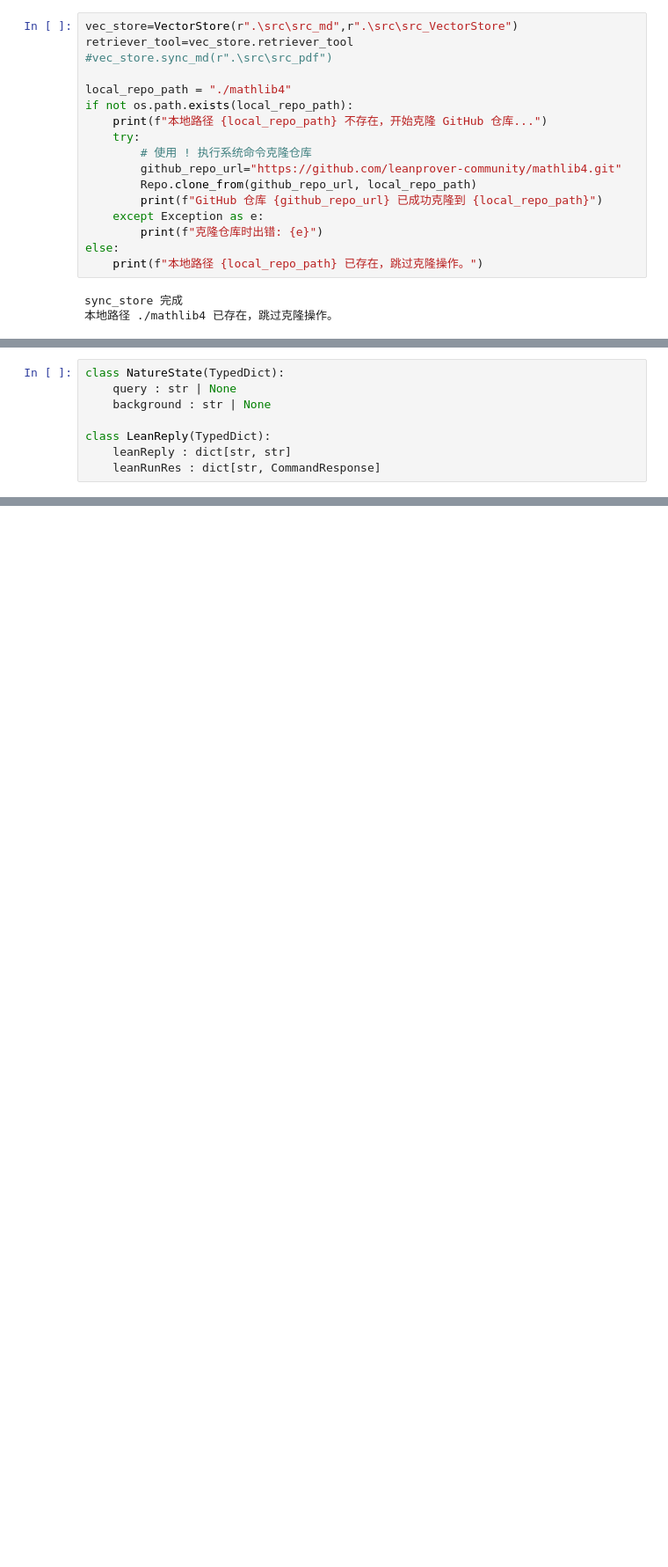
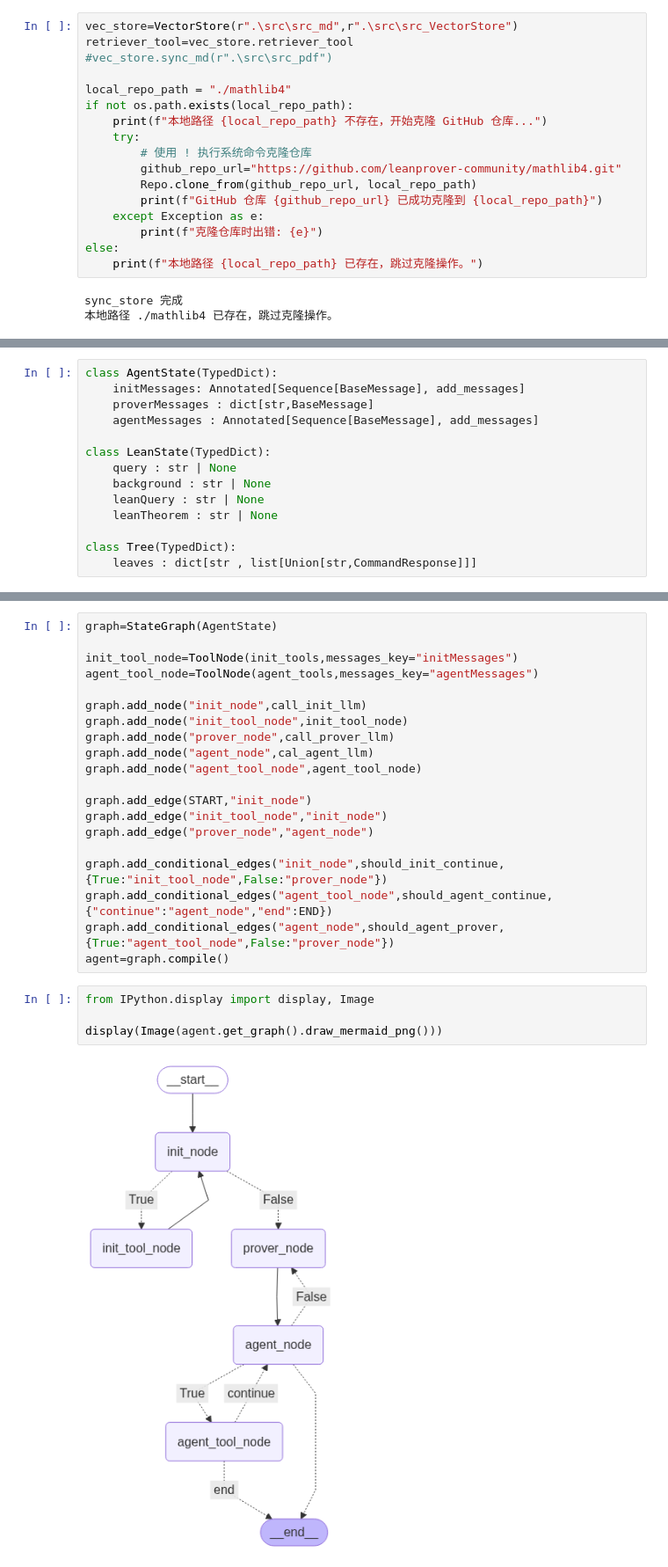
Before and after one commit to gilgamesh1111/Auto-Proving, a Jupyter notebook: main.ipynb, the cells around one changed output, grey strips where cells are left out. Shown at 88% size. Saved outputs shown, nothing was run; the diff lists cells and outputs as text; blank space fills up the shorter version.

```diff
--- a/main.ipynb
+++ b/main.ipynb
@@ -55,8 +73,14 @@ CommandResponse(env=0)
 # %%
-class NatureState(TypedDict):
+class AgentState(TypedDict):
+    initMessages: Annotated[Sequence[BaseMessage], add_messages]
+    proverMessages : dict[str,BaseMessage]
+    agentMessages : Annotated[Sequence[BaseMessage], add_messages]
+
+class LeanState(TypedDict):
     query : str | None
     background : str | None
+    leanQuery : str | None
+    leanTheorem : str | None
 
-class LeanReply(TypedDict):
-    leanReply : dict[str, str]
-    leanRunRes : dict[str, CommandResponse]
+class Tree(TypedDict):
+    leaves : dict[str , list[Union[str,CommandResponse]]]
@@ -64,0 +277,26 @@ vec_store.add_texts(["hello", "world"], metadatas=[{"source": "test"}])
+# %%
+graph=StateGraph(AgentState)
+
+init_tool_node=ToolNode(init_tools,messages_key="initMessages")
+agent_tool_node=ToolNode(agent_tools,messages_key="agentMessages")
+
+graph.add_node("init_node",call_init_llm)
+graph.add_node("init_tool_node",init_tool_node)
+graph.add_node("prover_node",call_prover_llm)
+graph.add_node("agent_node",cal_agent_llm)
+graph.add_node("agent_tool_node",agent_tool_node)
+
+graph.add_edge(START,"init_node")
+graph.add_edge("init_tool_node","init_node")
+graph.add_edge("prover_node","agent_node")
+
+graph.add_conditional_edges("init_node",should_init_continue,{True:"init_tool_node",False:"prover_node"})
+graph.add_conditional_edges("agent_tool_node",should_agent_continue,{"continue":"agent_node","end":END})
+graph.add_conditional_edges("agent_node",should_agent_prover,{True:"agent_tool_node",False:"prover_node"})
+agent=graph.compile()
+# %%
+from IPython.display import display, Image
+
+display(Image(agent.get_graph().draw_mermaid_png()))
+# %% [output]
+[figure, added]
```
Also changed, not shown: parts of 9 cells of this notebook, 5 other files.
